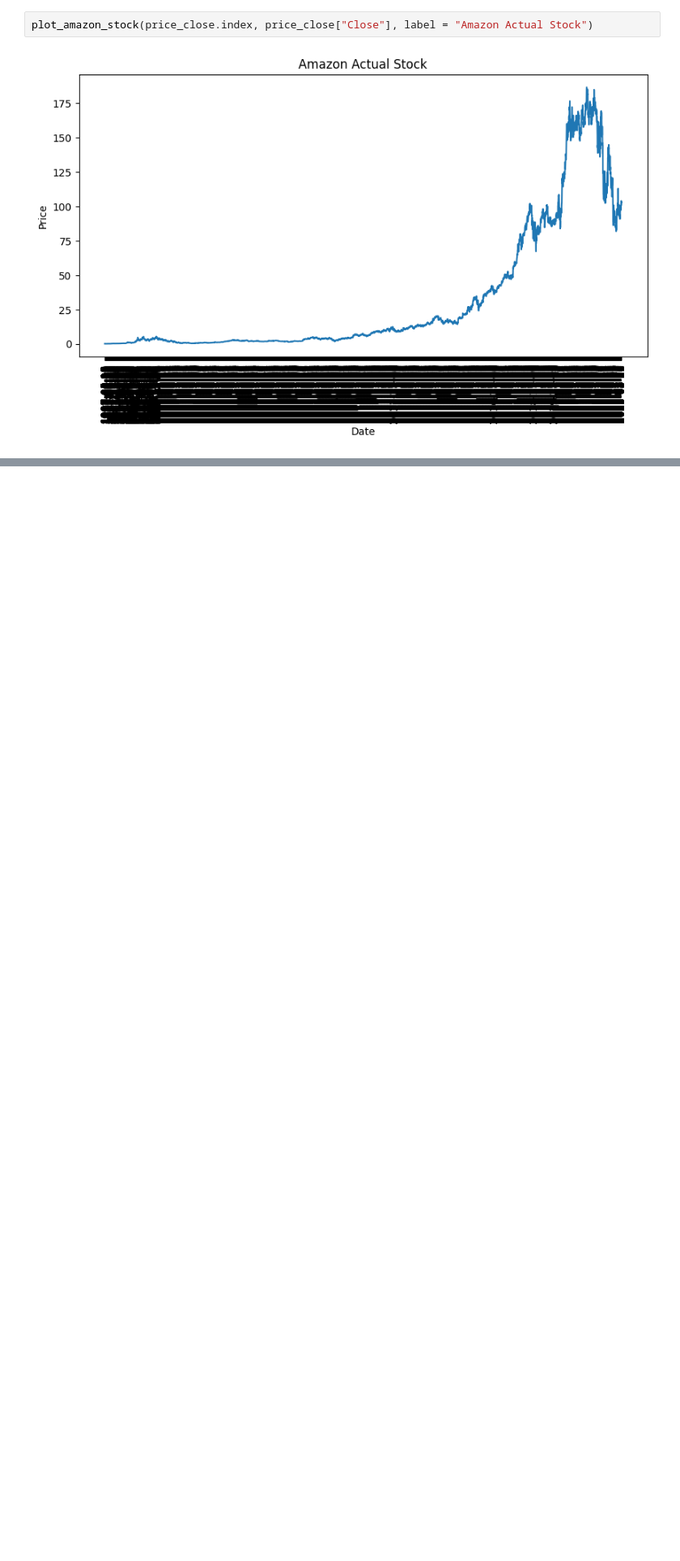
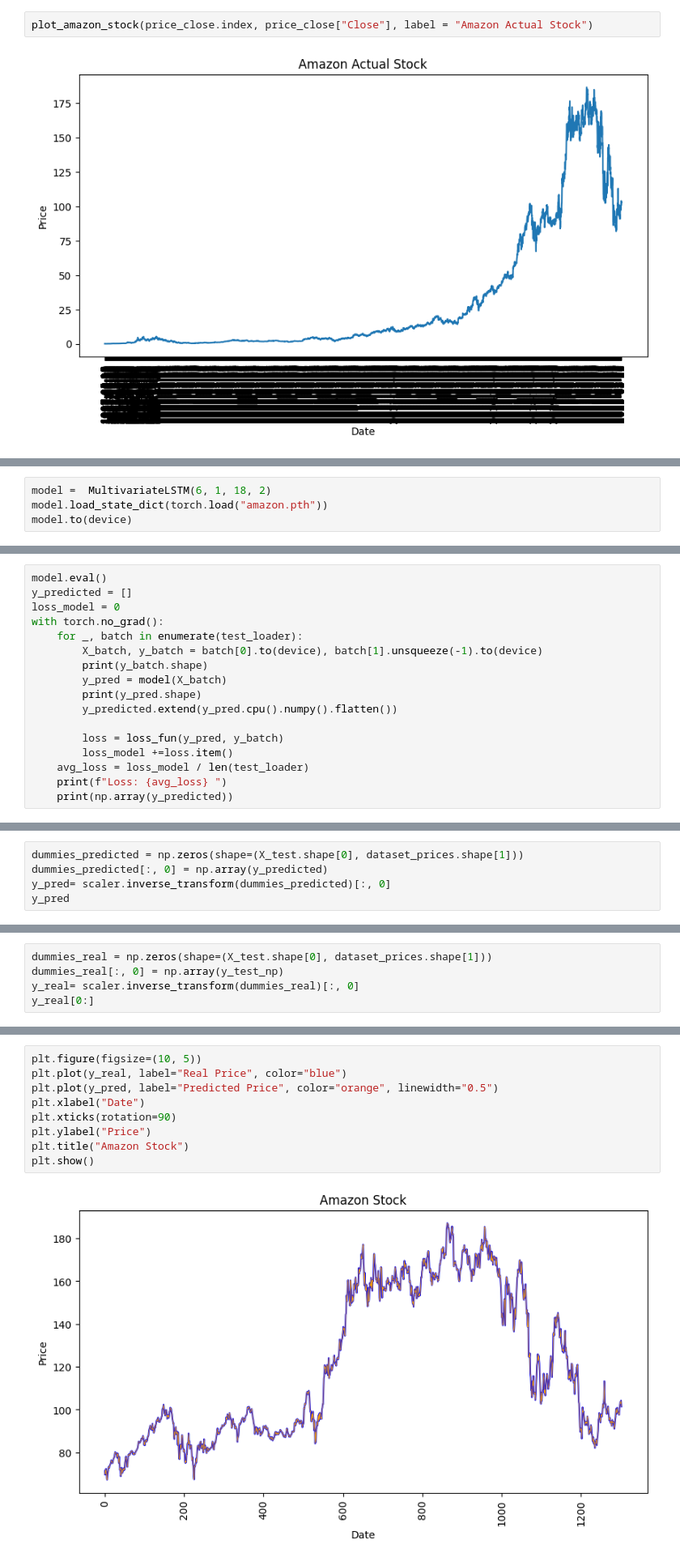
Before and after one commit to IdrissaIyamuremye/emlakjet, a Jupyter notebook: amazon.ipynb, the cells around one changed output, grey strips where cells are left out. Shown at 81% size. Drawn from its saved outputs; the diff is of its cells as text; blank space fills up the shorter version.

Commit message:
model compled

```diff
--- a/amazon.ipynb
+++ b/amazon.ipynb
@@ -82,0 +209,4 @@ dataset_prices
+# %%
+model =  MultivariateLSTM(6, 1, 18, 2)
+model.load_state_dict(torch.load("amazon.pth"))
+model.to(device)
@@ -82,0 +219,17 @@ dataset_prices
+# %%
+model.eval()
+y_predicted = []
+loss_model = 0
+with torch.no_grad():
+    for _, batch in enumerate(test_loader):
+        X_batch, y_batch = batch[0].to(device), batch[1].unsqueeze(-1).to(device)
+        print(y_batch.shape)
+        y_pred = model(X_batch)
+        print(y_pred.shape)
+        y_predicted.extend(y_pred.cpu().numpy().flatten())
+
+        loss = loss_fun(y_pred, y_batch)
+        loss_model +=loss.item()
+    avg_loss = loss_model / len(test_loader)
+    print(f"Loss: {avg_loss} ")
+    print(np.array(y_predicted))
@@ -82,0 +254,5 @@ dataset_prices
+# %%
+dummies_predicted = np.zeros(shape=(X_test.shape[0], dataset_prices.shape[1]))
+dummies_predicted[:, 0] = np.array(y_predicted)
+y_pred= scaler.inverse_transform(dummies_predicted)[:, 0]
+y_pred
@@ -82,0 +262,5 @@ dataset_prices
+# %%
+dummies_real = np.zeros(shape=(X_test.shape[0], dataset_prices.shape[1]))
+dummies_real[:, 0] = np.array(y_test_np)
+y_real= scaler.inverse_transform(dummies_real)[:, 0]
+y_real[0:]
@@ -82,0 +270,11 @@ dataset_prices
+# %%
+plt.figure(figsize=(10, 5))
+plt.plot(y_real, label="Real Price", color="blue")
+plt.plot(y_pred, label="Predicted Price", color="orange", linewidth="0.5")
+plt.xlabel("Date")
+plt.xticks(rotation=90)
+plt.ylabel("Price")
+plt.title("Amazon Stock")
+plt.show()
+# %% [output]
+[figure, added]
```
Also changed, not shown: parts of 19 cells of this notebook, 1 other file.
